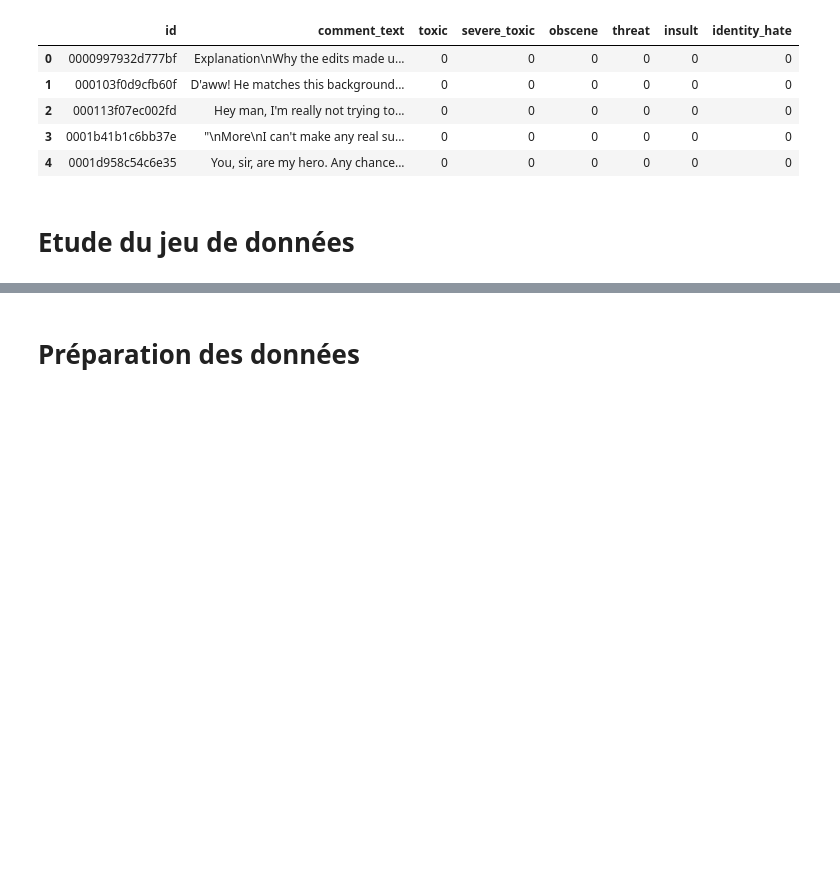
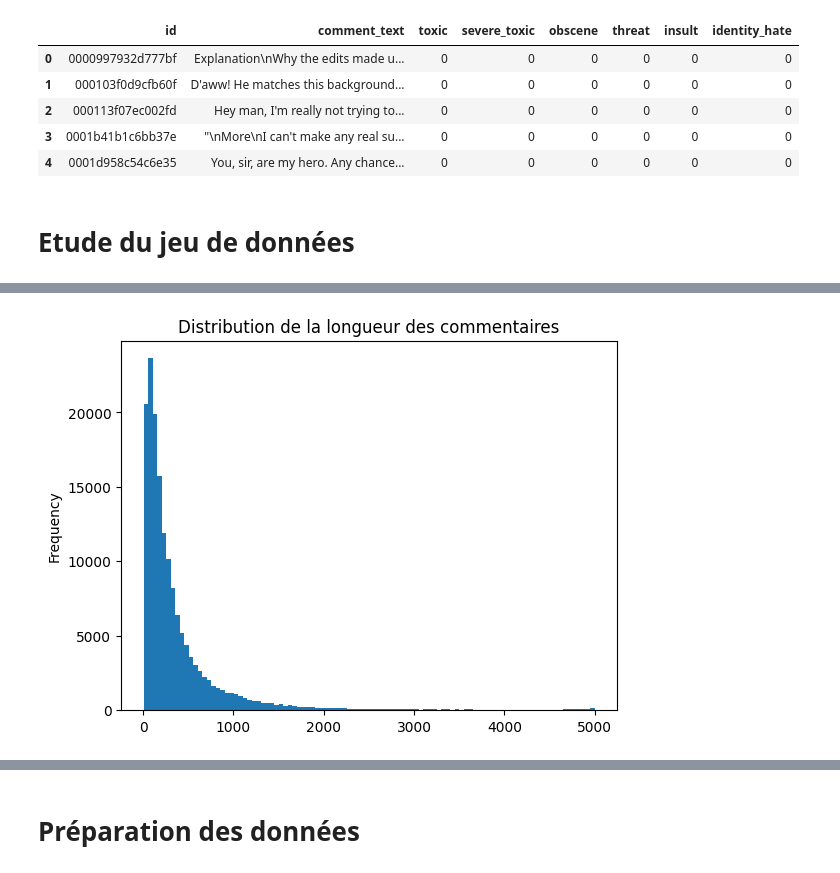
Before and after one commit to Rawliine/NLP-Project, a Jupyter notebook: Classification_commentaires_toxiques(1).ipynb, the cells around one changed output, grey strips where cells are left out. Cells and saved outputs as stored; diff of their text form; code cells hidden in the pictures; blank space fills up the shorter version.

```diff
--- a/Classification_commentaires_toxiques(1).ipynb
+++ b/Classification_commentaires_toxiques(1).ipynb
@@ -49,0 +78,8 @@ NameError: name 'df' is not defined
+# %%
+# Analyse de la longueur des commentaires
+data['length'] = data['comment_text'].apply(len)
+data['length'].plot(bins=100, kind='hist')
+plt.title('Distribution de la longueur des commentaires')
+plt.show()
+# %% [output]
+[figure, added]
```
Also changed, not shown: parts of 5 cells of this notebook.
